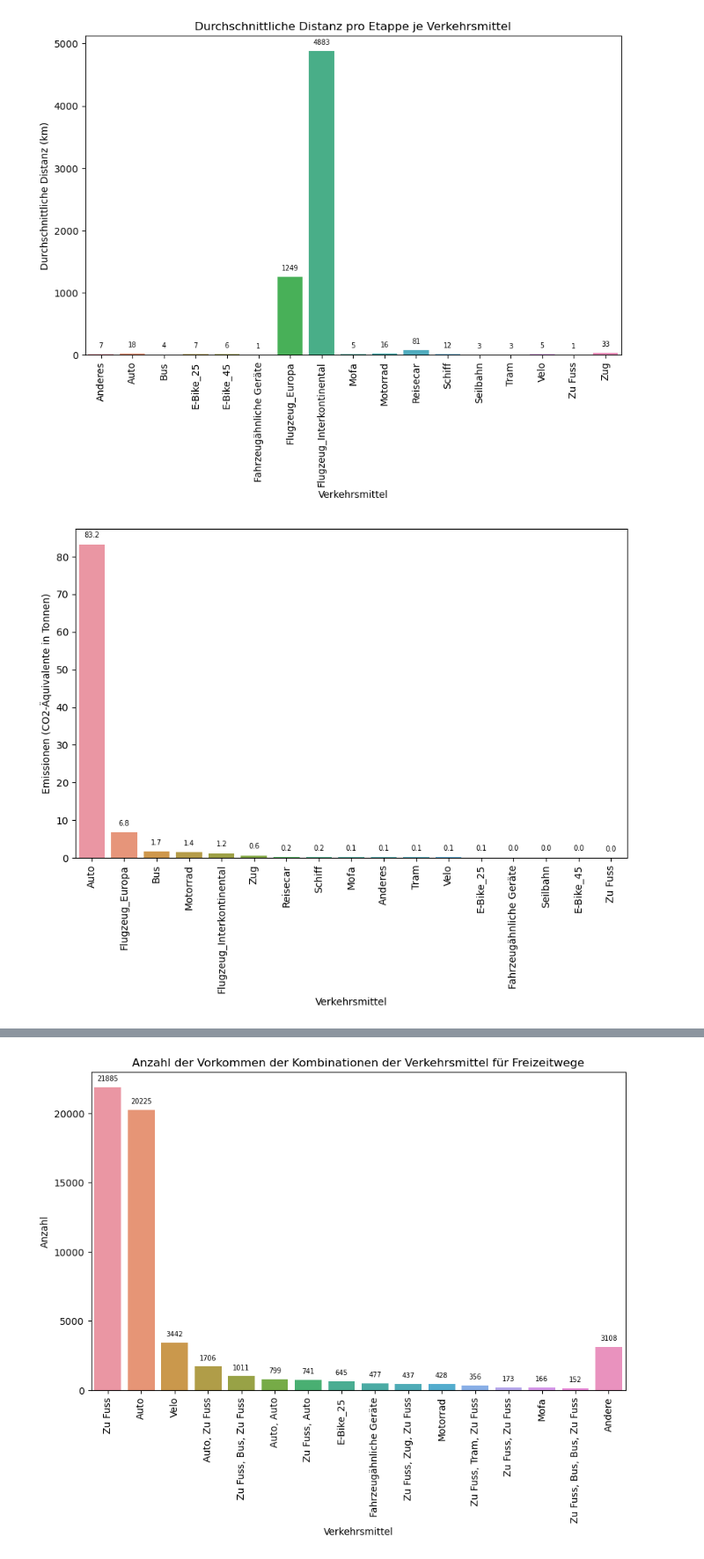
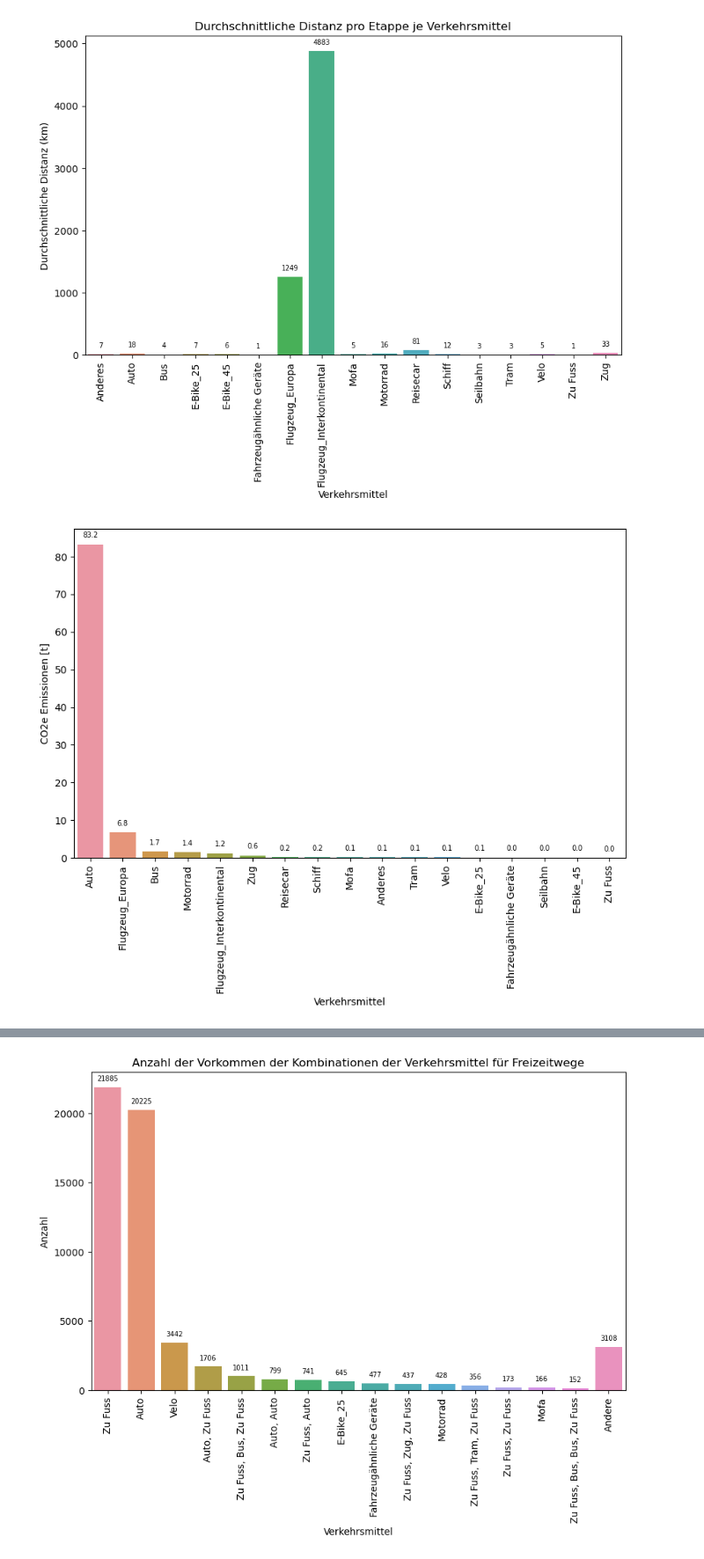
Before and after one commit to larissa-marti/ANM_Gruppe_Y, a Jupyter notebook: fahrzeuge.ipynb, the cells around one changed output, grey strips where cells are left out. Shown at 88% size. Cells and saved outputs as stored; diff of their text form; code cells hidden in the pictures.

```diff
--- a/fahrzeuge.ipynb
+++ b/fahrzeuge.ipynb
@@ -741,35 +741,35 @@ emissionen_count = emissionen_count.sort_values(ascending=False)
 # Erstellen des Barplots
 plt.figure(figsize=(10, 6))
 
 ax = sns.barplot(x=emissionen_count.index, y=emissionen_count.values)
 
 # Hinzufügen von Achsenbeschriftungen und Titel
 plt.xlabel("Verkehrsmittel")
-plt.ylabel("Emissionen (CO2-Äquivalente in Tonnen)")
+plt.ylabel("CO2e Emissionen [t]")
 plt.xticks(rotation=90)
 
 # Säulen mit den jeweiligen Werten beschriften
 for p in ax.patches:
     height = p.get_height()
 
     # Beschriftung der Werte direkt auf den Säulen
     label = f"{height:.1f}"  # Werte mit einer Dezimalstelle anzeigen
 
     ax.annotate(
         label,
         (p.get_x() + p.get_width() / 2.0, height),
         ha="center",
         va="center",
         fontsize=7,
         color="black",
         xytext=(0, 9),
         textcoords="offset points",
     )
 
 # Plot anzeigen
 plt.show()
 # %% [output]
-[figure, old version]
+[figure, new version]
 # %%
 # Zählen der durchschnittlichen Emissionen je Verkehrsmittel
 emissionen_count = (
```
Also changed, not shown: parts of 2 cells of this notebook, 2 other files.
